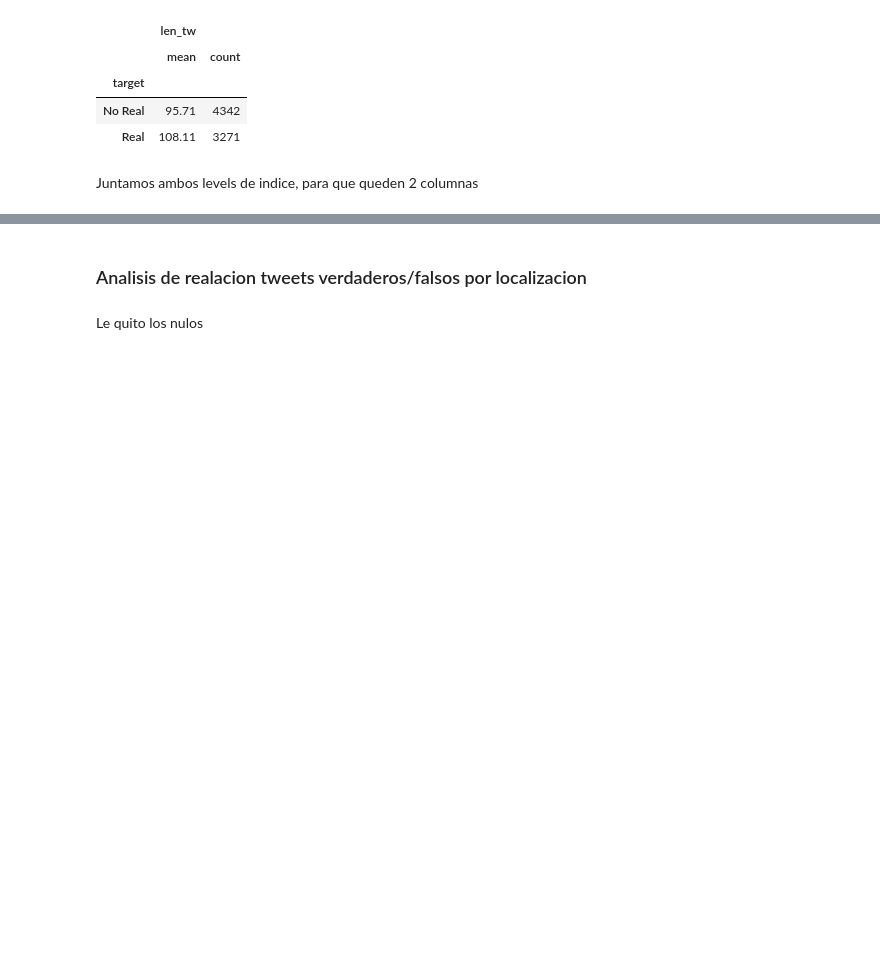
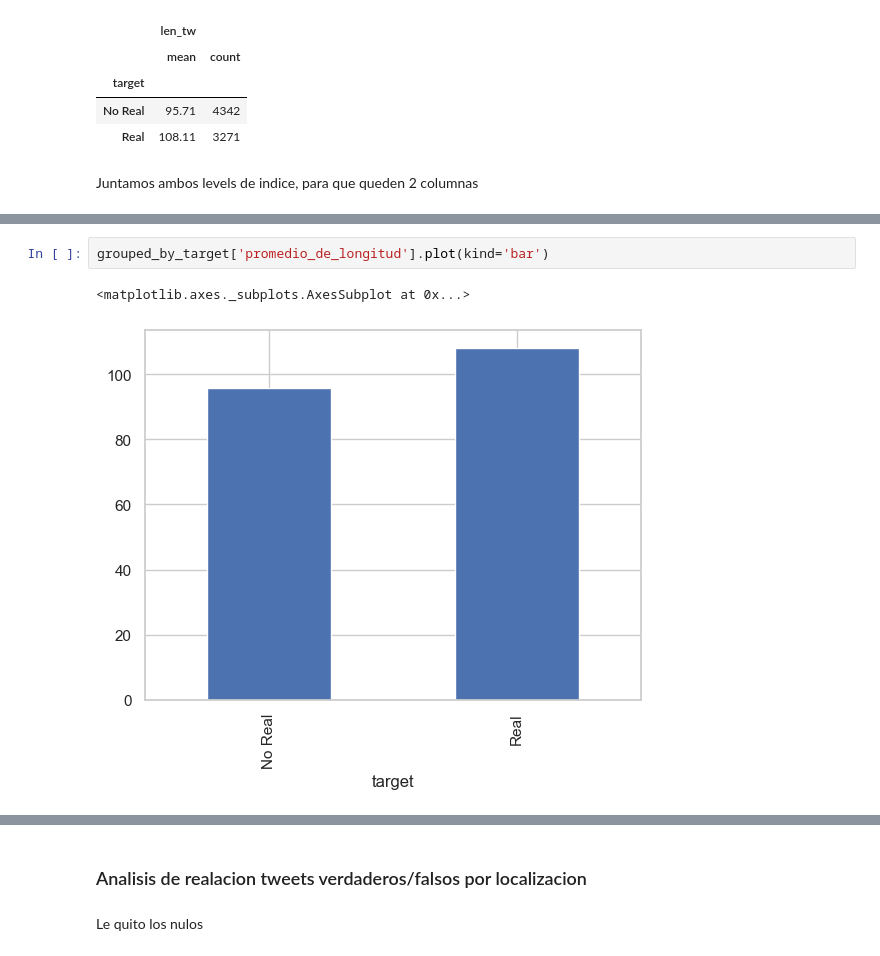
Before and after one commit to GIBelletti/TP1-7506-datos, a Jupyter notebook: TP1.ipynb, the cells around one changed output, grey strips where cells are left out. Saved outputs shown, nothing was run; the diff lists cells and outputs as text; blank space fills up the shorter version.

```diff
--- a/TP1.ipynb
+++ b/TP1.ipynb
@@ -134,0 +134,5 @@ grouped_by_target.head()
+# %%
+grouped_by_target['promedio_de_longitud'].plot(kind='bar')
+# %% [output]
+<matplotlib.axes._subplots.AxesSubplot at 0x...>
+[figure, added]
```
Also changed, not shown: parts of 13 cells of this notebook.
